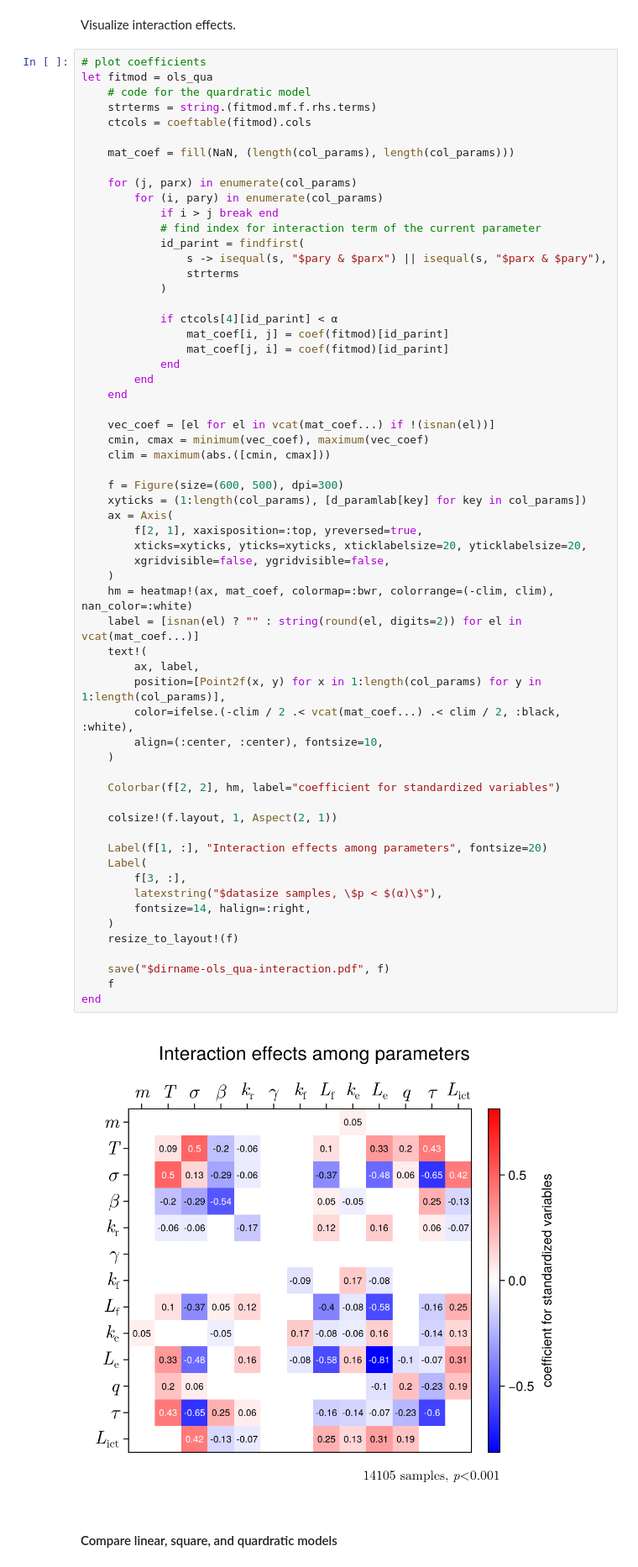
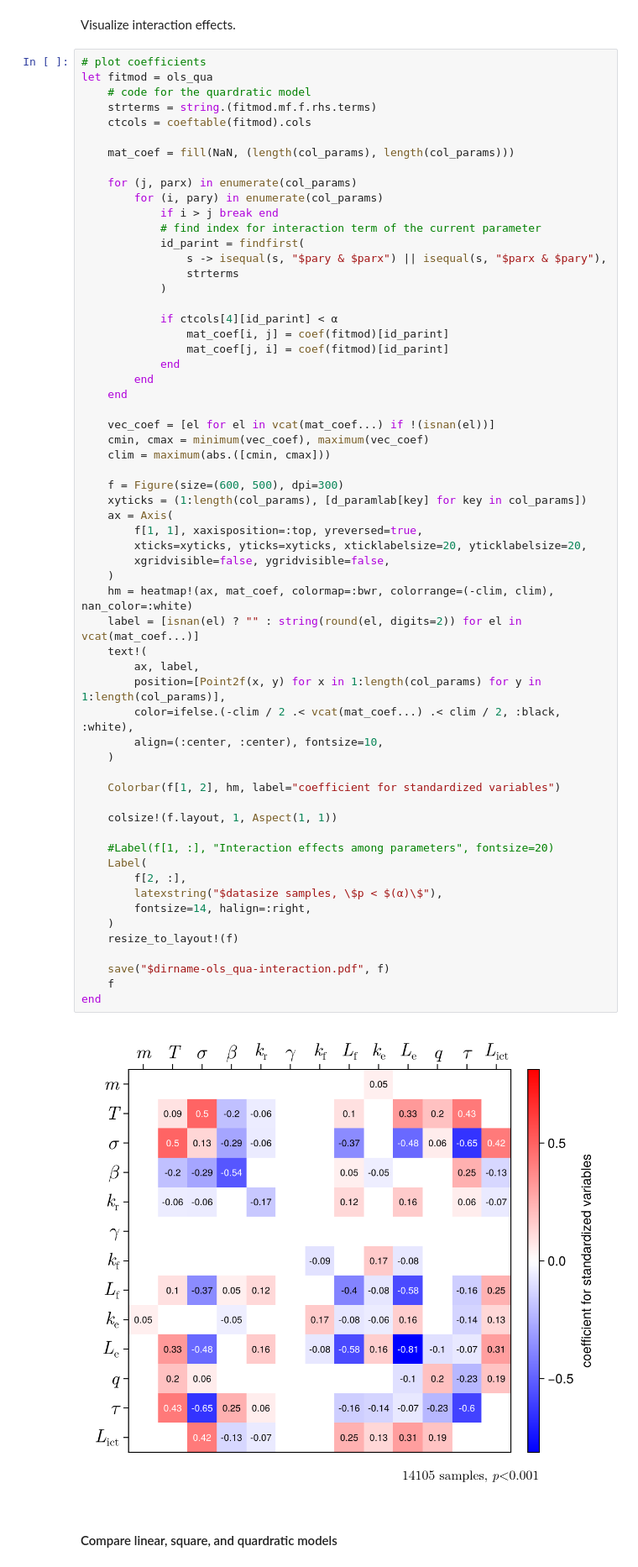
Before and after one commit to ishiihidemasa/25-dynamical-modelling-3v1-ball-possession, a Jupyter notebook: scripts/regression.ipynb, the cells around one changed output. Shown at 84% size. Saved outputs shown, nothing was run; the diff lists cells and outputs as text.

```diff
--- a/scripts/regression.ipynb
+++ b/scripts/regression.ipynb
@@ -448,39 +450,39 @@ let fitmod = ols_qua
     cmin, cmax = minimum(vec_coef), maximum(vec_coef)
     clim = maximum(abs.([cmin, cmax]))
 
     f = Figure(size=(600, 500), dpi=300)
     xyticks = (1:length(col_params), [d_paramlab[key] for key in col_params])
     ax = Axis(
-        f[2, 1], xaxisposition=:top, yreversed=true,
+        f[1, 1], xaxisposition=:top, yreversed=true,
         xticks=xyticks, yticks=xyticks, xticklabelsize=20, yticklabelsize=20,
         xgridvisible=false, ygridvisible=false,
     )
     hm = heatmap!(ax, mat_coef, colormap=:bwr, colorrange=(-clim, clim), nan_color=:white)
     label = [isnan(el) ? "" : string(round(el, digits=2)) for el in vcat(mat_coef...)]
     text!(
         ax, label,
         position=[Point2f(x, y) for x in 1:length(col_params) for y in 1:length(col_params)],
         color=ifelse.(-clim / 2 .< vcat(mat_coef...) .< clim / 2, :black, :white),
         align=(:center, :center), fontsize=10,
     )
 
-    Colorbar(f[2, 2], hm, label="coefficient for standardized variables")
+    Colorbar(f[1, 2], hm, label="coefficient for standardized variables")
 
-    colsize!(f.layout, 1, Aspect(2, 1))
+    colsize!(f.layout, 1, Aspect(1, 1))
 
-    Label(f[1, :], "Interaction effects among parameters", fontsize=20)
+    #Label(f[1, :], "Interaction effects among parameters", fontsize=20)
     Label(
-        f[3, :],
+        f[2, :],
         latexstring("$datasize samples, \$p < $(α)\$"),
         fontsize=14, halign=:right,
     )
     resize_to_layout!(f)
 
     save("$dirname-ols_qua-interaction.pdf", f)
     f
 end
 # %% [output]
-[figure, old version]
+[figure, new version]
 # %% [markdown]
 #### Compare linear, square, and quardratic models
 # %% [markdown]
```
Also changed, not shown: parts of 4 cells of this notebook, 6 other files.
